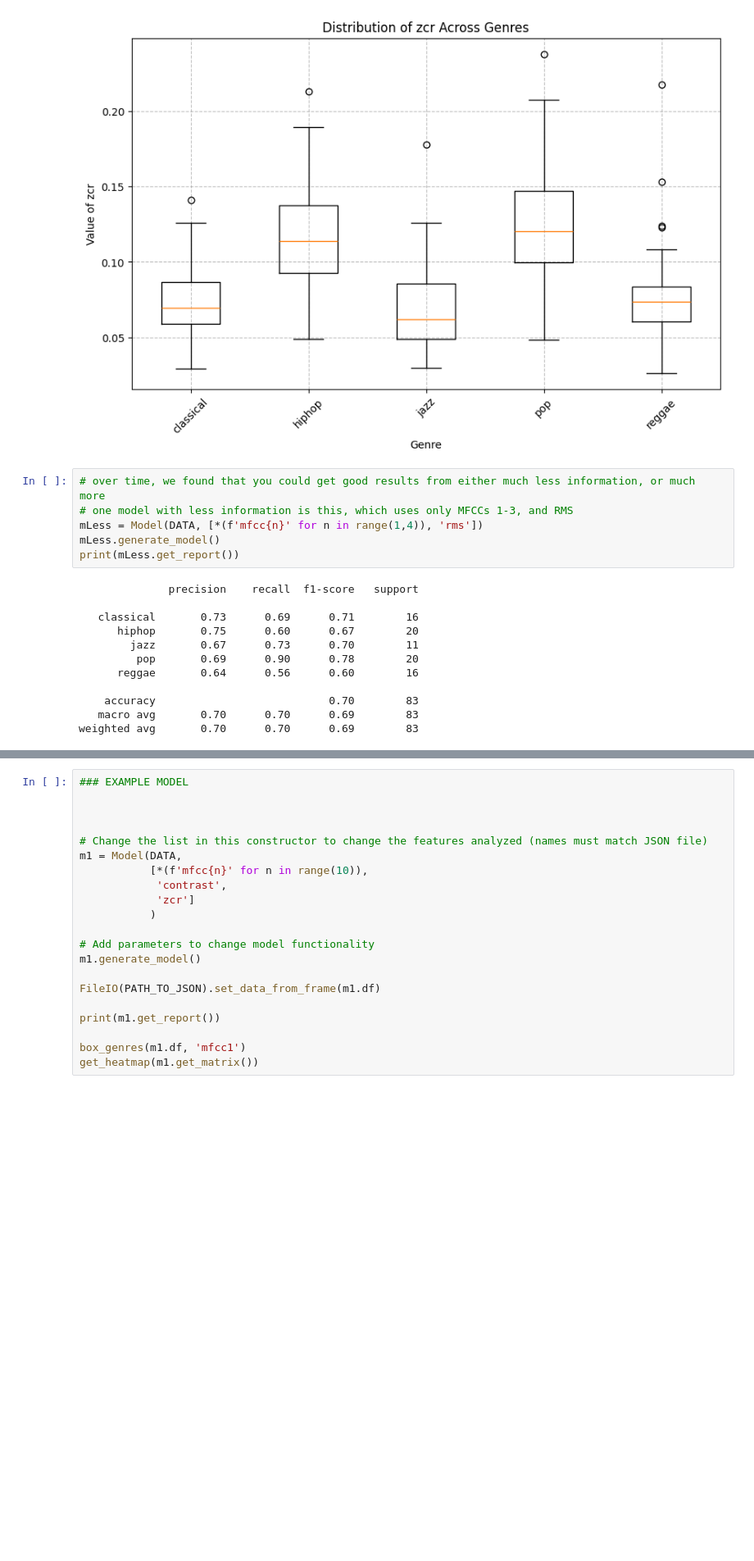
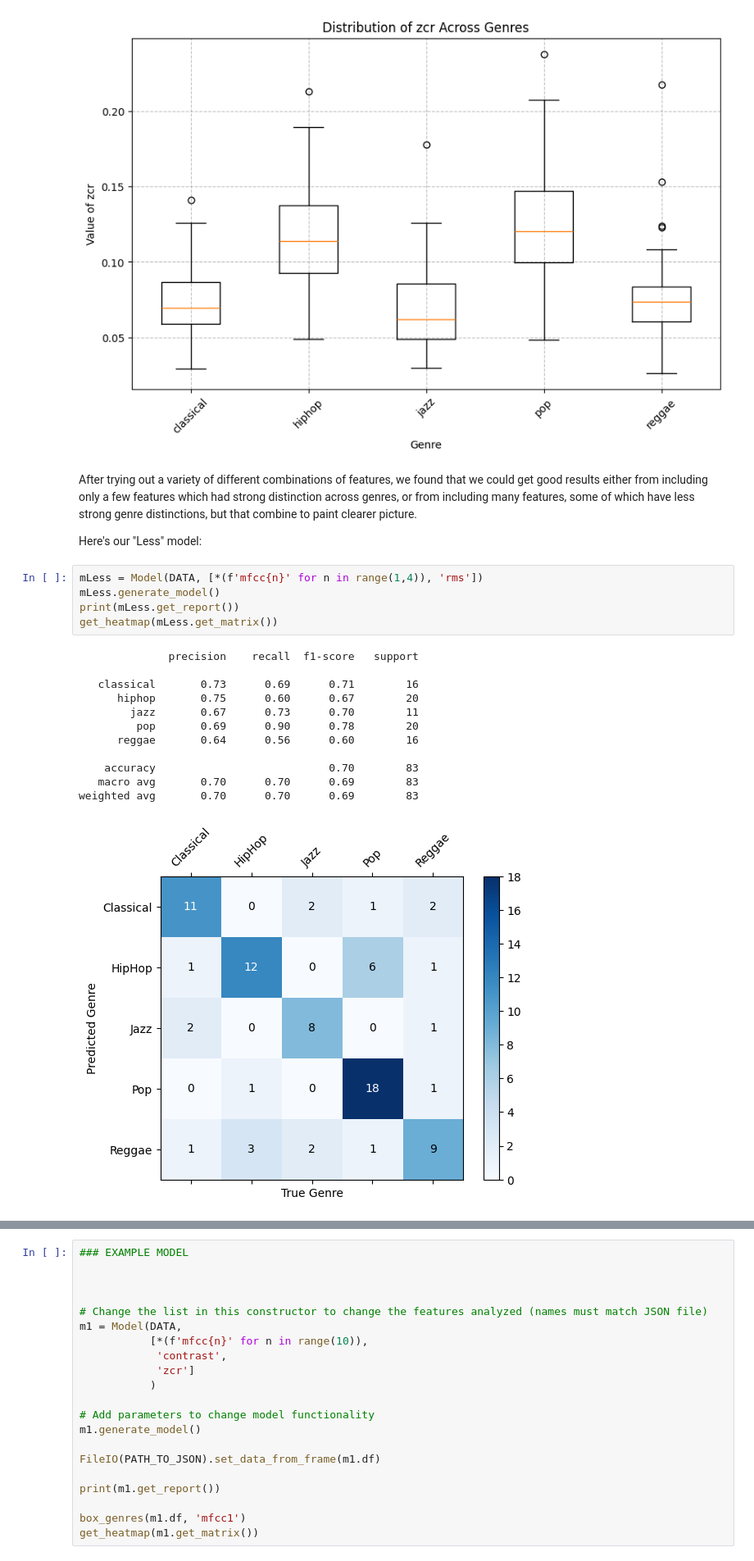
Before and after one commit to Andethy/AudioTechII-Final, a Jupyter notebook: final.ipynb, the cells around one changed output, grey strips where cells are left out. Shown at 82% size. Saved outputs shown, nothing was run; the diff lists cells and outputs as text; blank space fills up the shorter version.

```diff
--- a/final.ipynb
+++ b/final.ipynb
@@ -496,21 +507,25 @@ weighted avg       0.68      0.67      0.67        83
 box_genres(m3.df, 'zcr')
 # %% [output]
 [figure]
+# %% [markdown]
+After trying out a variety of different combinations of features, we found that we could get good results either from including only a few features which had strong distinction across genres, or from including many features, some of which have less strong genre distinctions, but that combine to paint clearer picture.
+
+Here's our "Less" model:
 # %%
-# over time, we found that you could get good results from either much less information, or much more
-# one model with less information is this, which uses only MFCCs 1-3, and RMS
 mLess = Model(DATA, [*(f'mfcc{n}' for n in range(1,4)), 'rms'])
 mLess.generate_model()
 print(mLess.get_report())
+get_heatmap(mLess.get_matrix())
 # %% [output]
               precision    recall  f1-score   support
 
    classical       0.73      0.69      0.71        16
       hiphop       0.75      0.60      0.67        20
         jazz       0.67      0.73      0.70        11
          pop       0.69      0.90      0.78        20
       reggae       0.64      0.56      0.60        16
 
     accuracy                           0.70        83
    macro avg       0.70      0.70      0.69        83
 weighted avg       0.70      0.70      0.69        83
+[figure, added]
```
Also changed, not shown: parts of 7 cells of this notebook.
